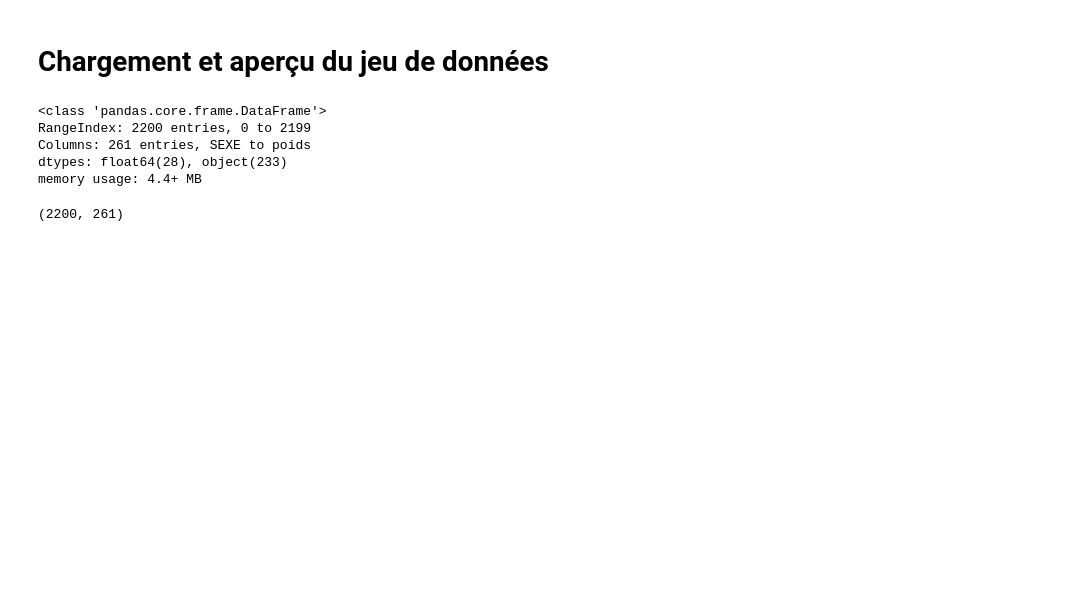
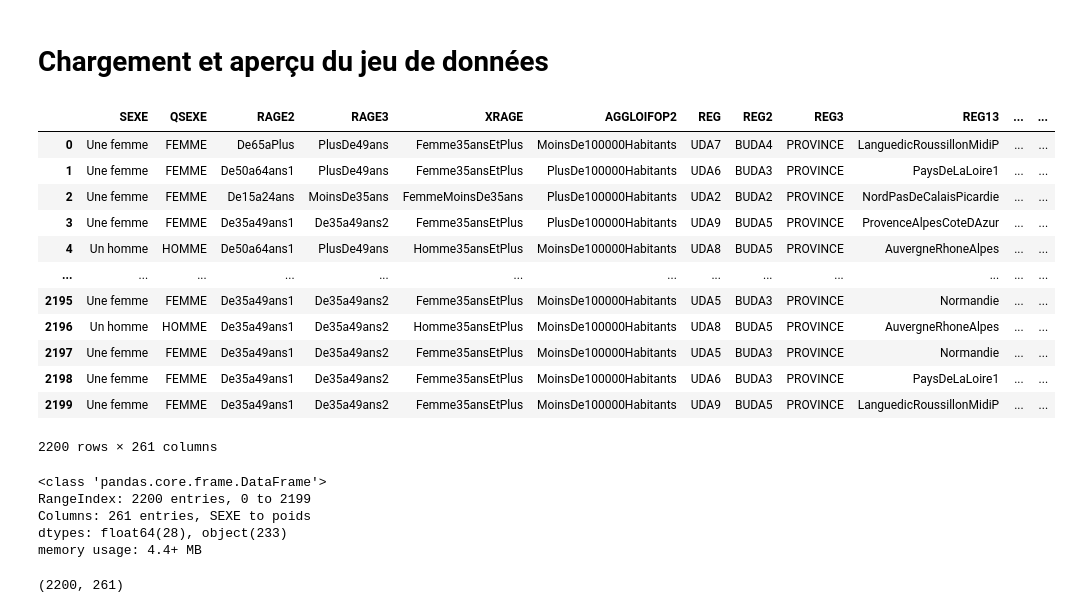
Before and after one commit to felipemarzin-oss/data-science-project, a Jupyter notebook: notebooks/exploration.ipynb, the cells around one changed output. Saved outputs shown, nothing was run; the diff lists cells and outputs as text; code cells hidden in the pictures; blank space fills up the shorter version.

```diff
--- a/notebooks/exploration.ipynb
+++ b/notebooks/exploration.ipynb
@@ -11,6 +17,22 @@ import matplotlib.pyplot as plt
 filepath = "../dataset/hadopi-2020-musique-data.ods"
 #df = pd.read_excel(filepath)
 df = pd.read_excel( filepath, engine="odf",na_values=["#NUL!"])
+# %%
+df
+# %% [output]
+|  | SEXE | QSEXE | RAGE2 | RAGE3 | XRAGE | AGGLOIFOP2 | REG | REG2 | REG3 | REG13 | ... | ... |
+| 0 | Une femme | FEMME | De65aPlus | PlusDe49ans | Femme35ansEtPlus | MoinsDe100000Habitants | UDA7 | BUDA4 | PROVINCE | LanguedicRoussillonMidiP | ... | ... |
+| 1 | Une femme | FEMME | De50a64ans1 | PlusDe49ans | Femme35ansEtPlus | PlusDe100000Habitants | UDA6 | BUDA3 | PROVINCE | PaysDeLaLoire1 | ... | ... |
+| 2 | Une femme | FEMME | De15a24ans | MoinsDe35ans | FemmeMoinsDe35ans | PlusDe100000Habitants | UDA2 | BUDA2 | PROVINCE | NordPasDeCalaisPicardie | ... | ... |
+| 3 | Une femme | FEMME | De35a49ans1 | De35a49ans2 | Femme35ansEtPlus | PlusDe100000Habitants | UDA9 | BUDA5 | PROVINCE | ProvenceAlpesCoteDAzur | ... | ... |
+| 4 | Un homme | HOMME | De50a64ans1 | PlusDe49ans | Homme35ansEtPlus | MoinsDe100000Habitants | UDA8 | BUDA5 | PROVINCE | AuvergneRhoneAlpes | ... | ... |
+| ... | ... | ... | ... | ... | ... | ... | ... | ... | ... | ... | ... | ... |
+| 2195 | Une femme | FEMME | De35a49ans1 | De35a49ans2 | Femme35ansEtPlus | MoinsDe100000Habitants | UDA5 | BUDA3 | PROVINCE | Normandie | ... | ... |
+| 2196 | Un homme | HOMME | De35a49ans1 | De35a49ans2 | Homme35ansEtPlus | MoinsDe100000Habitants | UDA8 | BUDA5 | PROVINCE | AuvergneRhoneAlpes | ... | ... |
+| 2197 | Une femme | FEMME | De35a49ans1 | De35a49ans2 | Femme35ansEtPlus | MoinsDe100000Habitants | UDA5 | BUDA3 | PROVINCE | Normandie | ... | ... |
+| 2198 | Une femme | FEMME | De35a49ans1 | De35a49ans2 | Femme35ansEtPlus | MoinsDe100000Habitants | UDA6 | BUDA3 | PROVINCE | PaysDeLaLoire1 | ... | ... |
+| 2199 | Une femme | FEMME | De35a49ans1 | De35a49ans2 | Femme35ansEtPlus | MoinsDe100000Habitants | UDA9 | BUDA5 | PROVINCE | LanguedicRoussillonMidiP | ... | ... |
+2200 rows × 261 columns
 # %%
 df.info()
 # %% [output]
```
Also changed, not shown: parts of 21 cells of this notebook, 5 other files.
